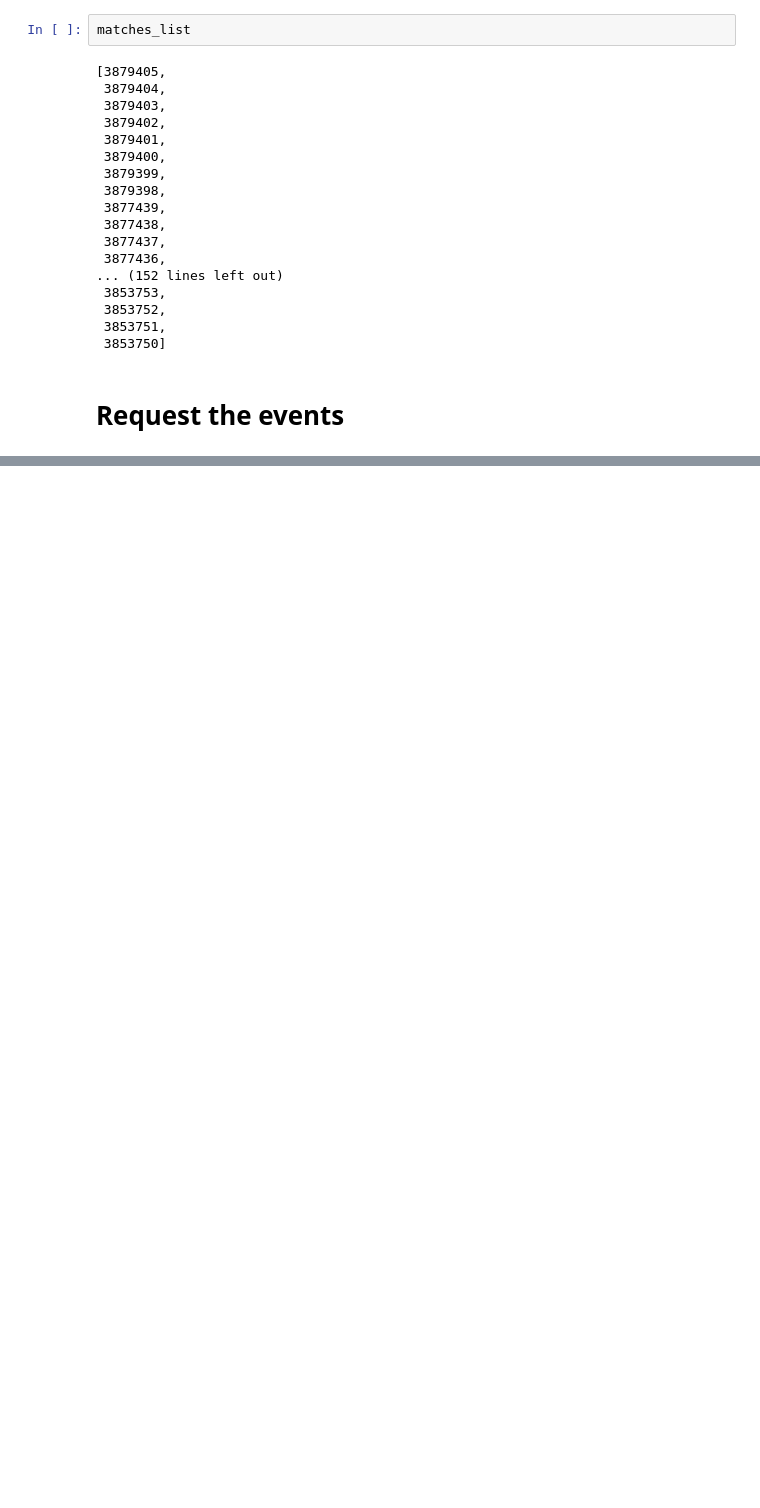
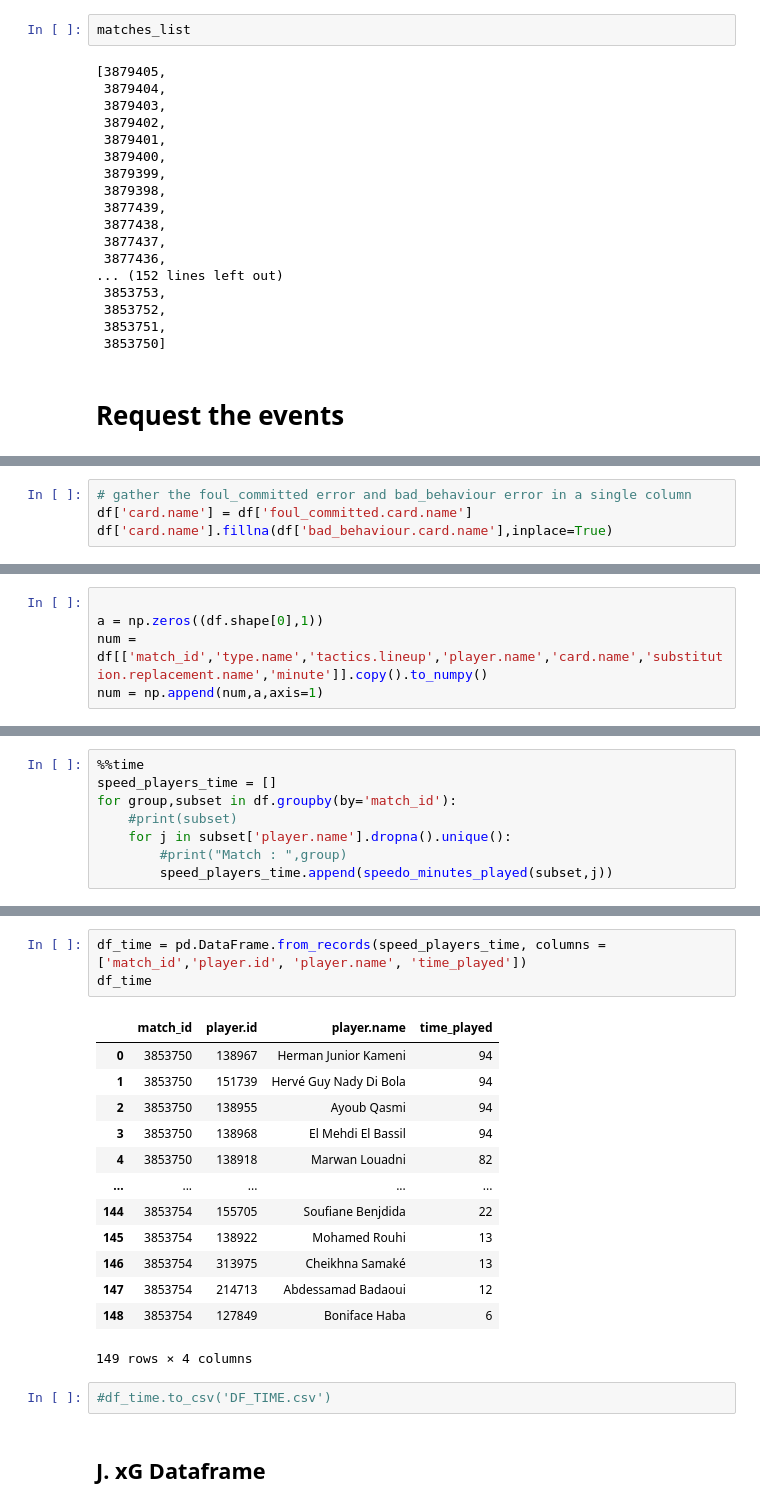
Before and after one commit to chikoungoun/Football, a Jupyter notebook: StatsBomb/API/API Link - All events.ipynb, the cells around one changed output, grey strips where cells are left out. Saved outputs shown, nothing was run; the diff lists cells and outputs as text; blank space fills up the shorter version.

```diff
--- a/StatsBomb/API/API Link - All events.ipynb
+++ b/StatsBomb/API/API Link - All events.ipynb
@@ -184,0 +520,4 @@ pd.concat(all_events)
+# %%
+# gather the foul_committed error and bad_behaviour error in a single column
+df['card.name'] = df['foul_committed.card.name']
+df['card.name'].fillna(df['bad_behaviour.card.name'],inplace=True)
@@ -184,0 +534,5 @@ pd.concat(all_events)
+# %%
+
+a = np.zeros((df.shape[0],1))
+num = df[['match_id','type.name','tactics.lineup','player.name','card.name','substitution.replacement.name','minute']].copy().to_numpy()
+num = np.append(num,a,axis=1)
@@ -184,0 +614,8 @@ pd.concat(all_events)
+# %%
+%%time
+speed_players_time = []
+for group,subset in df.groupby(by='match_id'):
+    #print(subset)
+    for j in subset['player.name'].dropna().unique():
+        #print("Match : ",group)
+        speed_players_time.append(speedo_minutes_played(subset,j))
@@ -184,0 +625,21 @@ pd.concat(all_events)
+# %%
+df_time = pd.DataFrame.from_records(speed_players_time, columns =['match_id','player.id', 'player.name', 'time_played'])
+df_time
+# %% [output]
+|  | match_id | player.id | player.name | time_played |
+| 0 | 3853750 | 138967 | Herman Junior Kameni | 94 |
+| 1 | 3853750 | 151739 | Hervé Guy Nady Di Bola | 94 |
+| 2 | 3853750 | 138955 | Ayoub Qasmi | 94 |
+| 3 | 3853750 | 138968 | El Mehdi El Bassil | 94 |
+| 4 | 3853750 | 138918 | Marwan Louadni | 82 |
+| ... | ... | ... | ... | ... |
+| 144 | 3853754 | 155705 | Soufiane Benjdida | 22 |
+| 145 | 3853754 | 138922 | Mohamed Rouhi | 13 |
+| 146 | 3853754 | 313975 | Cheikhna Samaké | 13 |
+| 147 | 3853754 | 214713 | Abdessamad Badaoui | 12 |
+| 148 | 3853754 | 127849 | Boniface Haba | 6 |
+149 rows × 4 columns
+# %%
+#df_time.to_csv('DF_TIME.csv')
+# %% [markdown]
+## J. xG Dataframe
```
Also changed, not shown: parts of 103 cells of this notebook.
